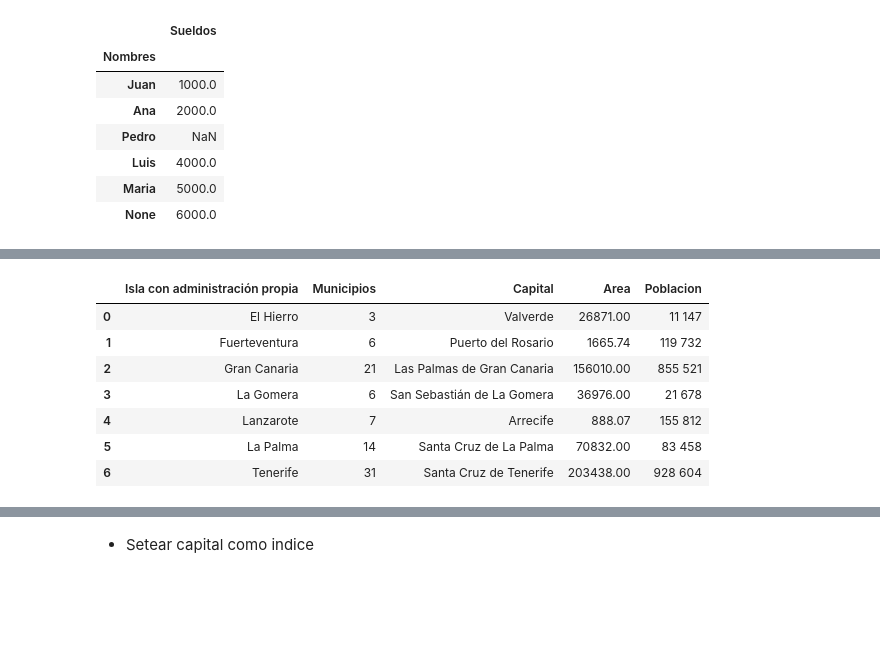
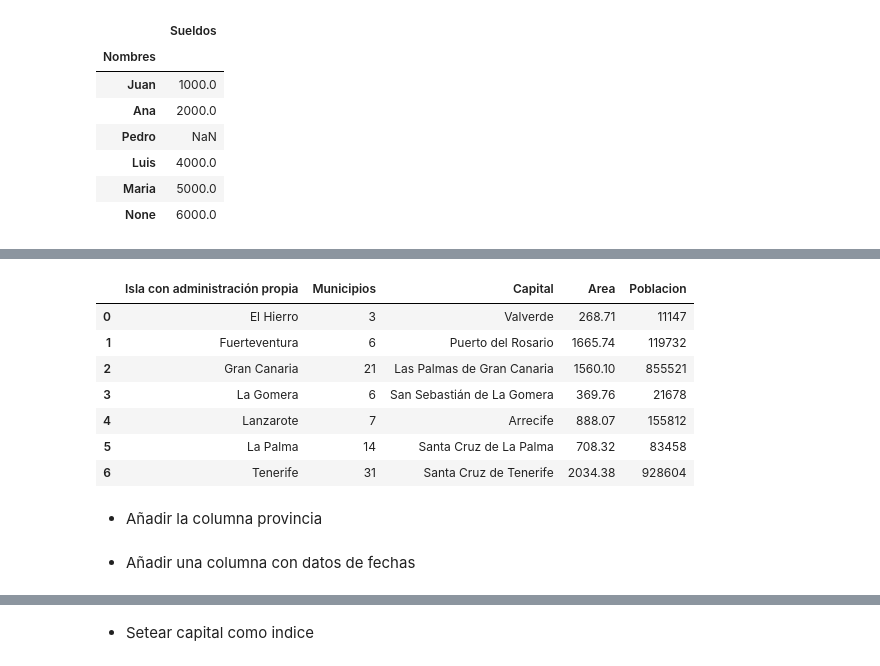
Before and after one commit to braiso-22/PruebasPandas, a Jupyter notebook: pruebas_pandas.ipynb, the cells around one changed output, grey strips where cells are left out. Saved outputs shown, nothing was run; the diff lists cells and outputs as text; code cells hidden in the pictures; blank space fills up the shorter version.

```diff
--- a/pruebas_pandas.ipynb
+++ b/pruebas_pandas.ipynb
@@ -229,7 +229,7 @@ df
 # %%
 
 url = "https://es.wikipedia.org/wiki/Canarias"
-tables = pd.read_html(url)
+tables = pd.read_html(url,thousands=".")
 df = tables[9]
 df
 # %% [output]
@@ -256,40 +256,46 @@ def eliminar_corchetes(x):
         return x
 
 def pasar_float(x):
     if str(x).find(",") != -1:
         return float(x.replace(",", "."))
     else:
         return float(x)
 def pasar_int(x):
-    if str(x).find(" ") != -1:
-        return int(x.replace(" ", "").replace(".", ""))
+    if str(x).find("\xa0") != -1:
+        return int(x.replace('\xa0', "").replace(".", ""))
     else:
         return int(x)
 
 def limpia_datos(df):
     # eliminar las columnas bandera y escudo
     df.drop(["Bandera", "Escudo"], axis=1, inplace=True)
     # eliminar valores con corchetes anchor
     df = df.applymap(lambda x: eliminar_corchetes(x))
+    # df.str.extract(r"[0-9.]+") df.str.extract(r"[^[]+")
+
     # cambiar el nombre de la columna "Área (km²)" por "Area"
     df = df.rename(columns={"Área (km²)": "Area"})
     # cambiar el nombre de la ultima columna por "Poblacion"
     df = df.rename(columns={df.columns[-1]: "Poblacion"})
     # setear los valores de la columna area como float
     df["Area"] = df["Area"].apply(lambda x: pasar_float(x))
-    # df["Area"] = df["Area"].str.replace(",", ".")
+    # df["Area"] = df["Area"].str.replace(",", ".").astype(float)
+
     df["Municipios"] = df["Municipios"].apply(lambda x: pasar_int(x))
+    df["Poblacion"] = df["Poblacion"].apply(lambda x: pasar_int(x))
     return df
 
 
 df = limpia_datos(df)
 df
 # %% [output]
 |  | Isla con administración propia | Municipios | Capital | Area | Poblacion |
-| 0 | El Hierro | 3 | Valverde | 26871.00 | 11 147 |
-| 1 | Fuerteventura | 6 | Puerto del Rosario | 1665.74 | 119 732 |
-| 2 | Gran Canaria | 21 | Las Palmas de Gran Canaria | 156010.00 | 855 521 |
-| 3 | La Gomera | 6 | San Sebastián de La Gomera | 36976.00 | 21 678 |
-| 4 | Lanzarote | 7 | Arrecife | 888.07 | 155 812 |
-| 5 | La Palma | 14 | Santa Cruz de La Palma | 70832.00 | 83 458 |
-| 6 | Tenerife | 31 | Santa Cruz de Tenerife | 203438.00 | 928 604 |
+| 0 | El Hierro | 3 | Valverde | 268.71 | 11147 |
+| 1 | Fuerteventura | 6 | Puerto del Rosario | 1665.74 | 119732 |
+| 2 | Gran Canaria | 21 | Las Palmas de Gran Canaria | 1560.10 | 855521 |
+| 3 | La Gomera | 6 | San Sebastián de La Gomera | 369.76 | 21678 |
+| 4 | Lanzarote | 7 | Arrecife | 888.07 | 155812 |
+| 5 | La Palma | 14 | Santa Cruz de La Palma | 708.32 | 83458 |
+| 6 | Tenerife | 31 | Santa Cruz de Tenerife | 2034.38 | 928604 |
+# %% [markdown]
+* Añadir la columna provincia
@@ -295,0 +304,2 @@ df
+# %% [markdown]
+* Añadir una columna con datos de fechas
```
Also changed, not shown: parts of 37 cells of this notebook.
